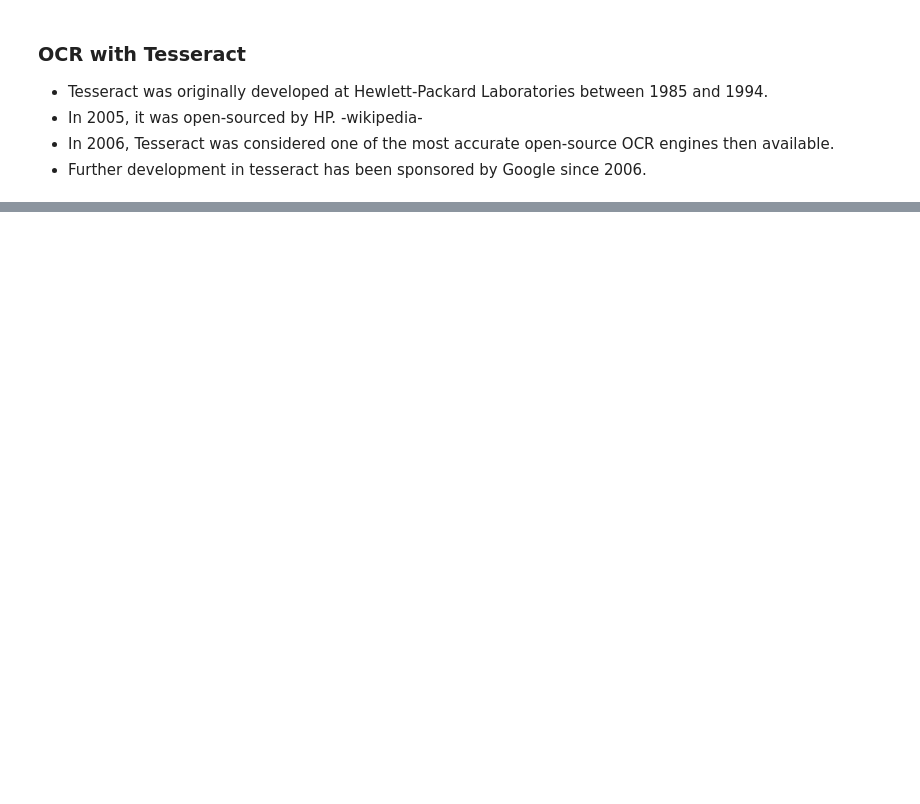
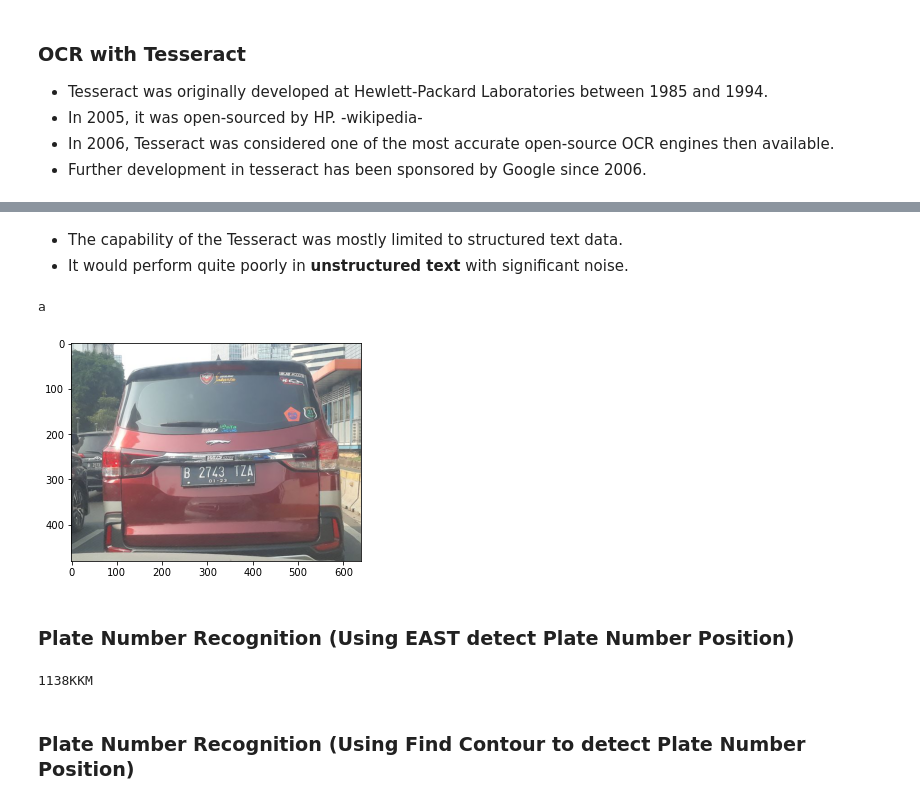
Before and after one commit to Muhammad-Yunus/Belajar-Computer-Vision, a Jupyter notebook: 16. OpenCV DNN - Part 2/16 OpenCV DNN - Part 2.ipynb, the cells around one changed output, grey strips where cells are left out. Drawn from its saved outputs; the diff is of its cells as text; code cells hidden in the pictures; blank space fills up the shorter version.

```diff
--- a/16. OpenCV DNN - Part 2/16 OpenCV DNN - Part 2.ipynb
+++ b/16. OpenCV DNN - Part 2/16 OpenCV DNN - Part 2.ipynb
@@ -69,0 +272,16 @@ net = cv2.dnn.readNet()
+# %% [markdown]
+- The capability of the Tesseract was mostly limited to structured text data.
+- It would perform quite poorly in **unstructured text** with significant noise.
+# %%
+img = cv2.imread("plat-nomor-3.jpg")
+
+configuration = ("--oem 1 --psm 8")
+text = pytesseract.image_to_string(img, config=configuration)
+
+plt.imshow(img[:,:,::-1])
+print(text)
+# %% [output]
+a
+[figure, added]
+# %% [markdown]
+### Plate Number Recognition (Using EAST detect Plate Number Position)
@@ -69,0 +305,63 @@ net = cv2.dnn.readNet()
+# %%
+src = cv2.imread("cars_2/mobil100.jpg")
+inpWidth = 416
+inpHeight = 416
+img = cv2.resize(src, (inpHeight, inpWidth))
+
+blob = cv2.dnn.blobFromImage(img, 1.0, (inpWidth, inpHeight), (0, 0, 0), swapRB=True, crop=False)
+
+east_model = "tensorflow/frozen_east_text_detection.pb"
+net = cv2.dnn.readNet(east_model)
+
+net.setPreferableBackend(cv2.dnn.DNN_BACKEND_OPENCV)
+net.setPreferableTarget(cv2.dnn.DNN_TARGET_CPU)
+
+layerOutput = net.getUnconnectedOutLayersNames()
+
+net.setInput(blob)
+(geometry, scores) = net.forward(layerOutput)
+
+geometry = np.array(geometry)
+scores = np.array(scores)
+outs = np.concatenate([geometry,scores], axis=1)
+
+confThreshold = 0.5
+nmsThreshold = 0.4
+
+boxes = decode_predictions(outs)
+
+h, w, c = img.shape
+black = np.zeros((h, w)).astype(np.uint8)
+for box in boxes:
+    x, y, w, h = box
+    cv2.rectangle(black, (x-15, y), (x + w, y+h), (255,255,255), -1)
+
+black = cv2.resize(black, (src.shape[1], src.shape[0]))
+
+contours, hierarchy = cv2.findContours(black, cv2.RETR_EXTERNAL, cv2.CHAIN_APPROX_NONE)
+for i, cnt in enumerate(contours):
+    x, y, w, h = cv2.boundingRect(cnt)
+    if w > h :
+        roi = src[y:y+h, x:x+w]
+
+        r = 40/roi.shape[0]
+        roi = cv2.resize(roi, (0,0), fx=r, fy=r)
+        configuration = ("--oem 1 --psm 7")
+        plate_text = pytesseract.image_to_string(roi, config=configuration)
+        plate_text = clean_text(plate_text)
+        print(plate_text)
+
+        left = x
+        top = y
+        right = x+w
+        bottom = y+h
+        src = drawPred(src, plate_text, left, top, right, bottom)
+        cv2.imshow("plate img-%d" % i, roi)
+
+cv2.imshow("car img", src)
+cv2.waitKey(0)
+cv2.destroyAllWindows()
+# %% [output]
+1138KKM
+# %% [markdown]
+### Plate Number Recognition (Using Find Contour to detect Plate Number Position)
```
Also changed, not shown: parts of 45 cells of this notebook, 22 other files.
